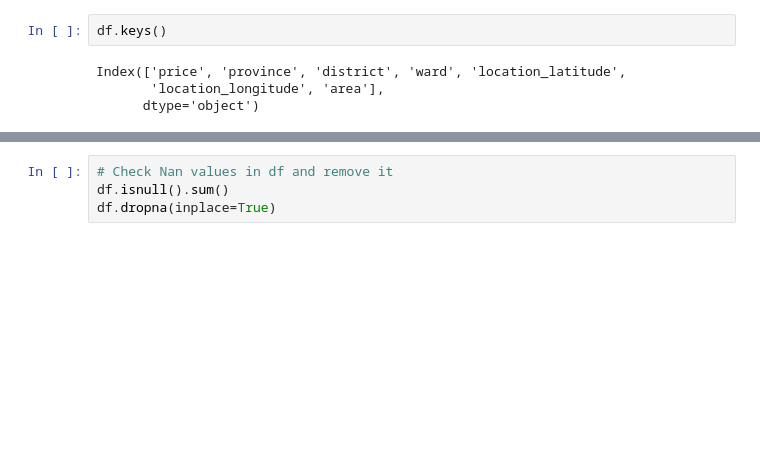
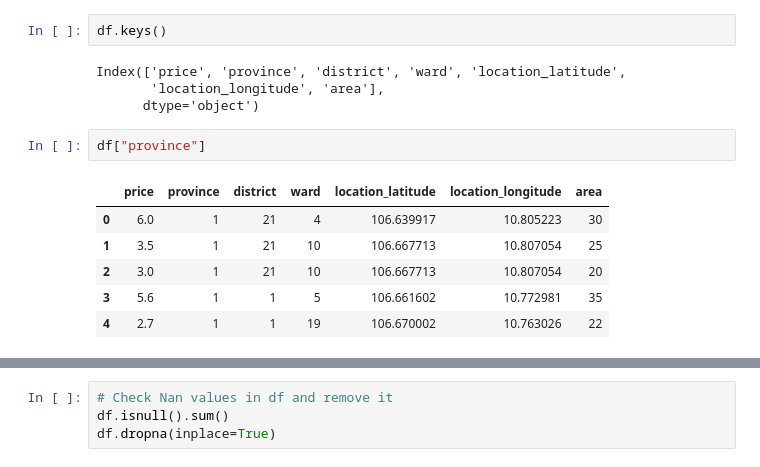
Before and after one commit to bkrental/website-crawler-service, a Jupyter notebook: website_scraper/models/price_predicting_model.ipynb, the cells around one changed output, grey strips where cells are left out. Drawn from its saved outputs; the diff is of its cells as text; blank space fills up the shorter version.

```diff
--- a/website_scraper/models/price_predicting_model.ipynb
+++ b/website_scraper/models/price_predicting_model.ipynb
@@ -44,6 +45,15 @@ df.keys()
 Index(['price', 'province', 'district', 'ward', 'location_latitude',
        'location_longitude', 'area'],
       dtype='object')
+# %%
+df["province"]
+# %% [output]
+|  | price | province | district | ward | location_latitude | location_longitude | area |
+| 0 | 6.0 | 1 | 21 | 4 | 106.639917 | 10.805223 | 30 |
+| 1 | 3.5 | 1 | 21 | 10 | 106.667713 | 10.807054 | 25 |
+| 2 | 3.0 | 1 | 21 | 10 | 106.667713 | 10.807054 | 20 |
+| 3 | 5.6 | 1 | 1 | 5 | 106.661602 | 10.772981 | 35 |
+| 4 | 2.7 | 1 | 1 | 19 | 106.670002 | 10.763026 | 22 |
 # %%
 set(df['district'].tolist())
 # %% [output]
```
Also changed, not shown: parts of 21 cells of this notebook, 8 other files.
